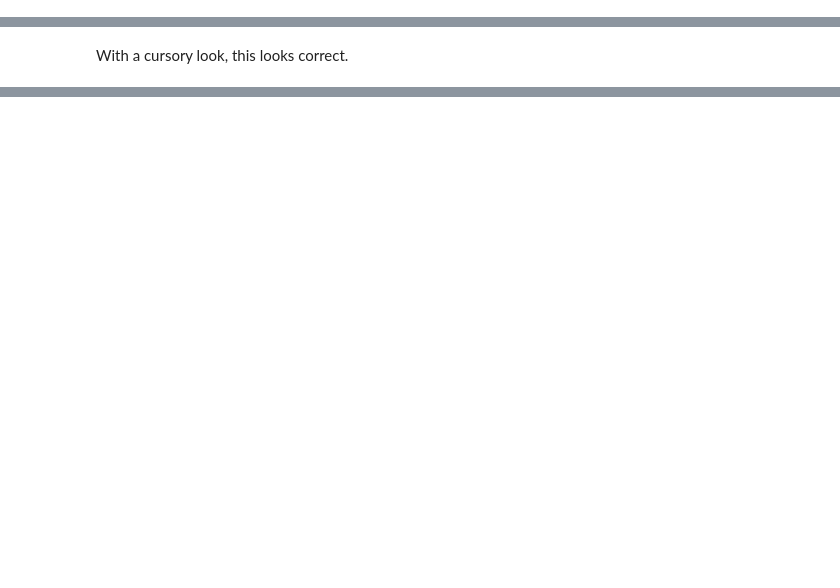
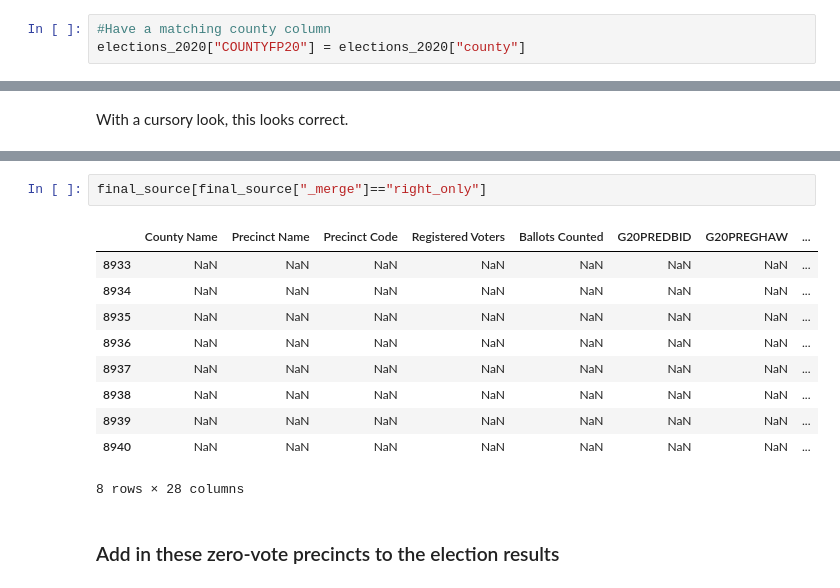
Before and after one commit to nonpartisan-redistricting-datahub/pdv-oh, a Jupyter notebook: vest-oh-2020/vest-oh-2020-validation.ipynb, the cells around one changed output, grey strips where cells are left out. Saved outputs shown, nothing was run; the diff lists cells and outputs as text; blank space fills up the shorter version.

```diff
--- a/vest-oh-2020/vest-oh-2020-validation.ipynb
+++ b/vest-oh-2020/vest-oh-2020-validation.ipynb
@@ -175,0 +176,3 @@ G20PREGHAW county totals: EQUAL
+# %%
+#Have a matching county column
+elections_2020["COUNTYFP20"] = elections_2020["county"]
@@ -222,0 +376,15 @@ dtype: int64
+# %%
+final_source[final_source["_merge"]=="right_only"]
+# %% [output]
+|  | County Name | Precinct Name | Precinct Code | Registered Voters | Ballots Counted | G20PREDBID | G20PREGHAW | ... |
+| 8933 | NaN | NaN | NaN | NaN | NaN | NaN | NaN | ... |
+| 8934 | NaN | NaN | NaN | NaN | NaN | NaN | NaN | ... |
+| 8935 | NaN | NaN | NaN | NaN | NaN | NaN | NaN | ... |
+| 8936 | NaN | NaN | NaN | NaN | NaN | NaN | NaN | ... |
+| 8937 | NaN | NaN | NaN | NaN | NaN | NaN | NaN | ... |
+| 8938 | NaN | NaN | NaN | NaN | NaN | NaN | NaN | ... |
+| 8939 | NaN | NaN | NaN | NaN | NaN | NaN | NaN | ... |
+| 8940 | NaN | NaN | NaN | NaN | NaN | NaN | NaN | ... |
+8 rows × 28 columns
+# %% [markdown]
+### Add in these zero-vote precincts to the election results
```
Also changed, not shown: parts of 32 cells of this notebook.
